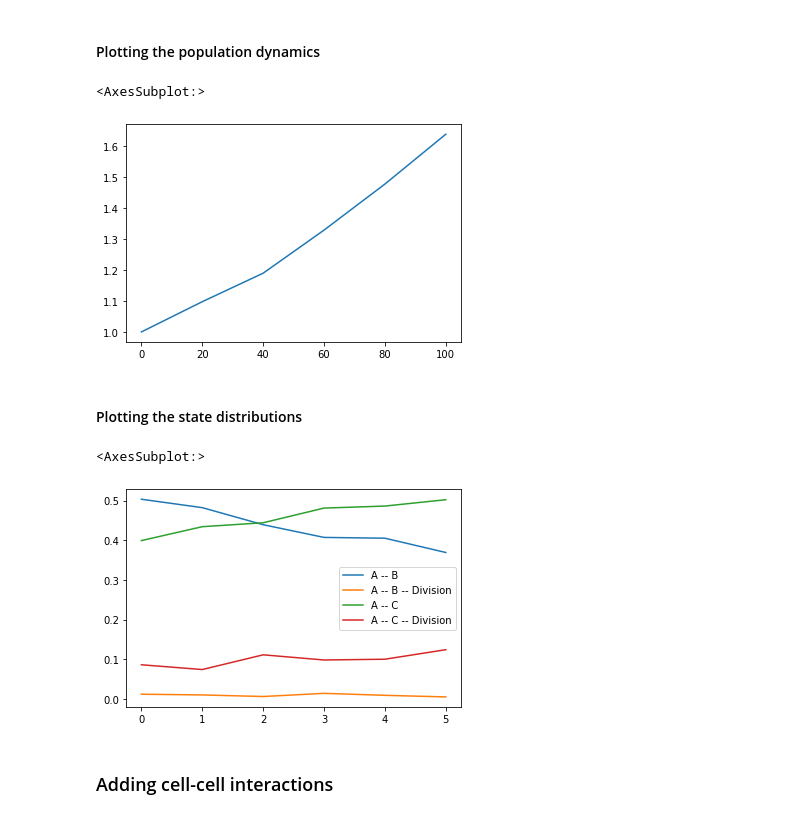
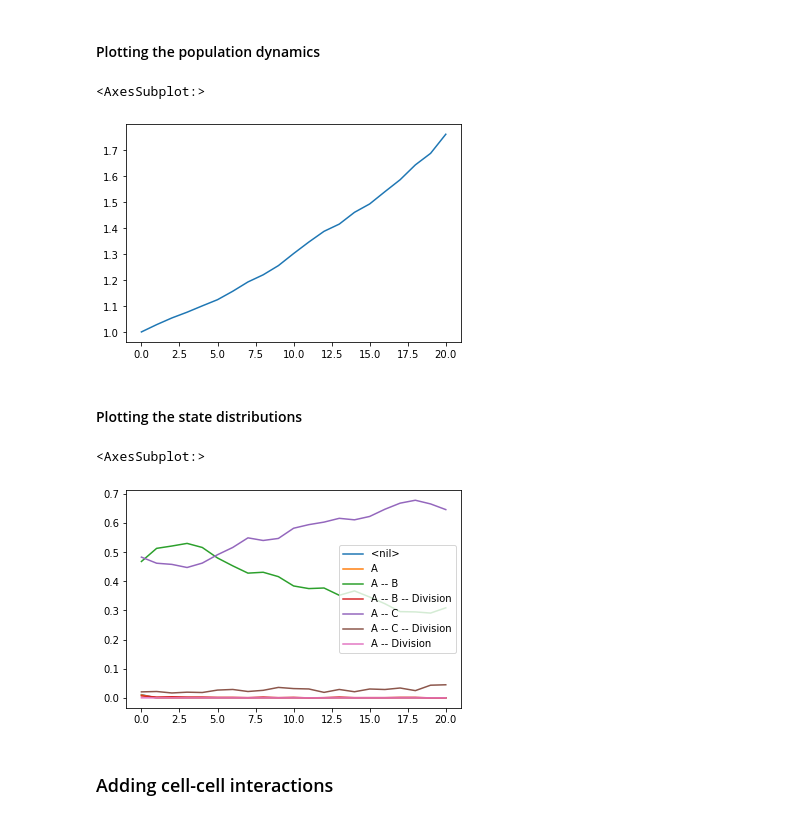
Before and after one commit to migp11/ECCB2020-T05, a Jupyter notebook: notebooks/maboss/Tutorial.ipynb, the cells around one changed output. Drawn from its saved outputs; the diff is of its cells as text; code cells hidden in the pictures.

```diff
--- a/notebooks/maboss/Tutorial.ipynb
+++ b/notebooks/maboss/Tutorial.ipynb
@@ -330,6 +331,7 @@ res5.plot_piechart()
 #### Creating Death and Division nodes
 # %%
 model6 = model.copy()
+model6.param["max_time"] = 5
 
 model6.network.add_node("Death")
 model6.network["Death"].rt_up = "0";
@@ -355,17 +357,17 @@ pop_res = pop_model.run()
 # %% [markdown]
 #### Plotting the population dynamics
 # %%
-pop_res.get_population_ratios().plot()
+pop_res.get_stepwise_probability_distribution().iloc[:, 0].plot()
 # %% [output]
 <AxesSubplot:>
-[figure, old version]
+[figure, new version]
 # %% [markdown]
 #### Plotting the state distributions
 # %%
 pop_res.get_stepwise_probability_distribution().iloc[:, 1:].plot()
 # %% [output]
 <AxesSubplot:>
-[figure, old version]
+[figure, new version]
 # %% [markdown]
 ### Adding cell-cell interactions
 # %%
```
Also changed, not shown: parts of 21 cells of this notebook, 2 other files.
